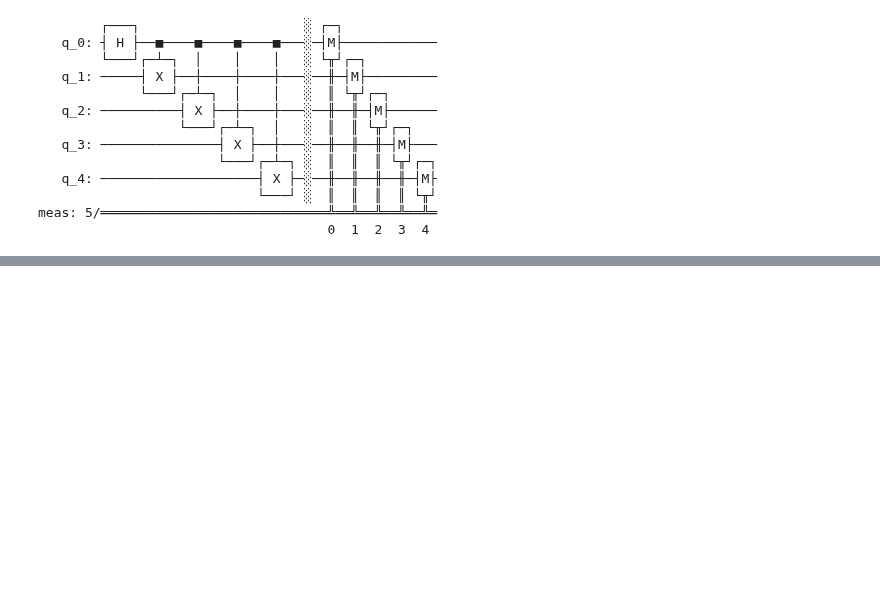
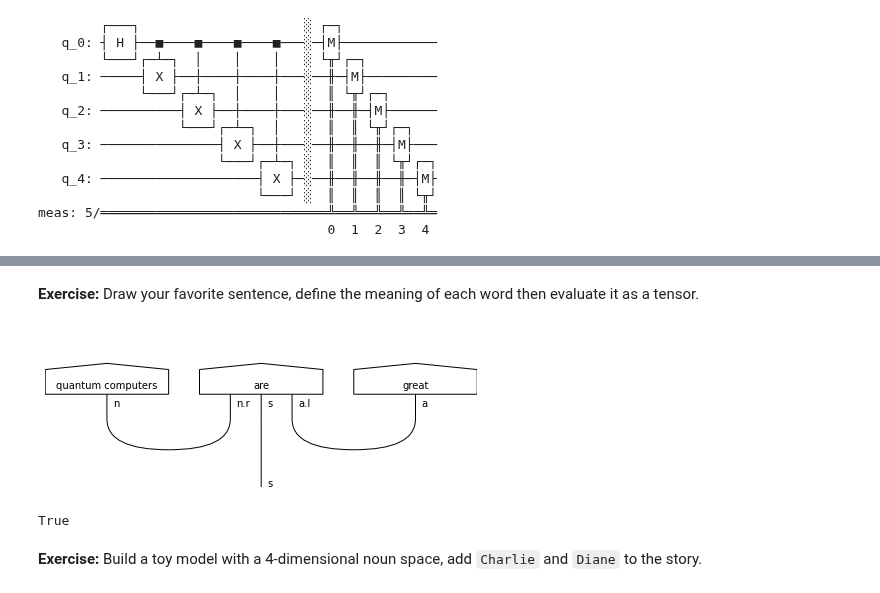
Before and after one commit to CDL-Quantum/CohortProject_2021, a Jupyter notebook: Week4_NLP/notebooks/task1-exercises.ipynb, the cells around one changed output, grey strips where cells are left out. Cells and saved outputs as stored; diff of their text form; code cells hidden in the pictures; blank space fills up the shorter version.

Commit message:
Updated requirements and Task 1 exercises

```diff
--- a/Week4_NLP/notebooks/task1-exercises.ipynb
+++ b/Week4_NLP/notebooks/task1-exercises.ipynb
@@ -303,0 +287,14 @@ meas: 5/════════════════════════
+# %% [markdown]
+**Exercise:** Draw your favorite sentence, define the meaning of each word then evaluate it as a tensor.
+# %%
+a, n, v, s = dp.Ty('a'), dp.Ty('n'), dp.Ty('v'), dp.Ty('s')
+
+quantum_computers = dp.Word('quantum computers', n)
+are = dp.Word('are', n.r @ s @ a.l)
+great = dp.Word('great', a)
+
+sentence = quantum_computers @ are @ great \
+           >> dp.Cup(n, n.r) @ dp.Id(s) @ dp.Cup(a.l, a)
+dp.pregroup.draw(sentence)
+# %% [output]
+[figure, added]
@@ -303,0 +306,6 @@ meas: 5/════════════════════════
+# %%
+F(sentence) == 1
+# %% [output]
+True
+# %% [markdown]
+**Exercise:** Build a toy model with a 4-dimensional noun space, add `Charlie` and `Diane` to the story.
```
Also changed, not shown: parts of 52 cells of this notebook, 2 other files.
